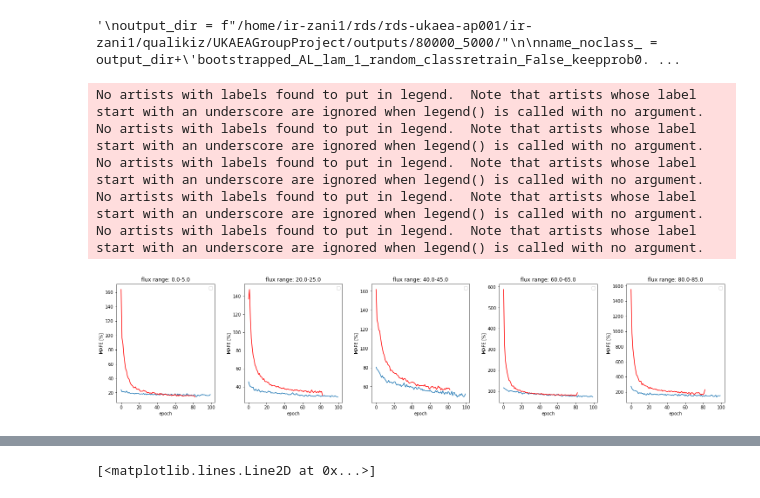
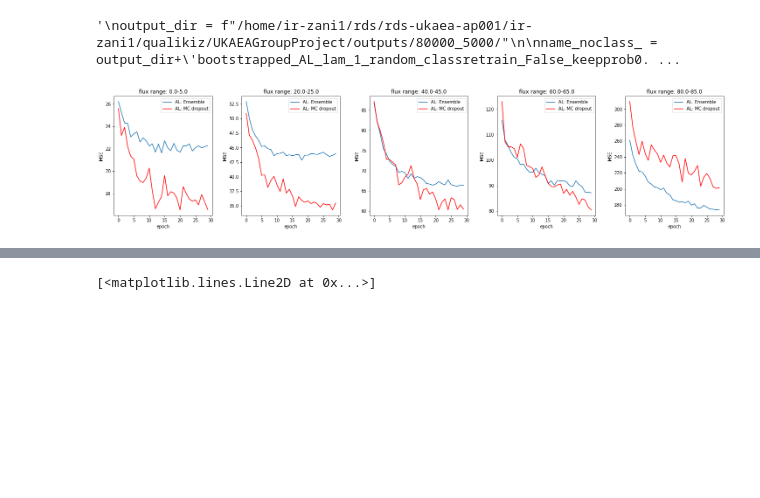
Before and after one commit to zcapjdb/UKAEAGroupProject, a Jupyter notebook: src/notebooks/pipeline_notebooks/outputs.ipynb, the cells around one changed output, grey strips where cells are left out. Drawn from its saved outputs; the diff is of its cells as text; code cells hidden in the pictures; blank space fills up the shorter version.

```diff
--- a/src/notebooks/pipeline_notebooks/outputs.ipynb
+++ b/src/notebooks/pipeline_notebooks/outputs.ipynb
@@ -8,8 +8,8 @@ name_full = output_dir+"bootstrapped_AL_lam_1_uncertainty_classretrain_False_kee
 with open(name_full,"rb") as f:
     dic_full = pkl.load(f)
 
-output_dir = f"/home/ir-zani1/rds/rds-ukaea-ap001/ir-zani1/qualikiz/UKAEAGroupProject/outputs/50000_50000/"
-name_full_small = output_dir+"bootstrapped_AL_lam_1_uncertainty_classretrain_True_keepprob500_8cf5eba32f32ef1ead3fc8c061843bd21baf1301.pkl"
+output_dir = f"/home/ir-zani1/rds/rds-ukaea-ap001/ir-zani1/qualikiz/UKAEAGroupProject/outputs/500000_500000/"
+name_full_small = output_dir+"bootstrapped_AL_lam_1_deep_classretrain_False_main.pkl"
 with open(name_full_small,"rb") as f:
     dic_full_small = pkl.load(f)
 # %%
@@ -18,10 +18,11 @@ output_dir = f"/home/ir-zani1/rds/rds-ukaea-ap001/ir-zani1/qualikiz/UKAEAGroupPr
 name = output_dir+'bootstrapped_AL_lam_1_uncertainty_classretrain_False_keepprob0.25.pkl'
 with open(name,"rb") as f:
     dic = pkl.load(f)
-#output_dir = f"/home/ir-zani1/rds/rds-ukaea-ap001/ir-zani1/qualikiz/Active_Continual_Learning/outputs/20000_5000/"
-output_dir = f"/home/ir-zani1/rds/rds-ukaea-ap001/ir-zani1/qualikiz/Active_Continual_Learning/outputs/55000_5000/"
 
-name_ = output_dir+'bootstrapped_AL_lam_1_uncertainty_classretrain_True_keepprob0.25_single_85400f38379a212eeb90db35632077ee59763ef3.pkl'
+output_dir = f"/home/ir-zani1/rds/rds-ukaea-ap001/ir-zani1/qualikiz/Active_Continual_Learning/outputs/20000_5000/"
+#output_dir = f"/home/ir-zani1/rds/rds-ukaea-ap001/ir-zani1/qualikiz/Active_Continual_Learning/outputs/55000_5000/"
+
+name_ = output_dir+'bootstrapped_AL_lam_1_uncertainty_classretrain_False_keepprob0.25_ensemble_85400f38379a212eeb90db35632077ee59763ef3.pkl'
 with open(name_,"rb") as f:
     dic_ = pkl.load(f)
 
@@ -115,37 +116,36 @@ def get_single_loss_nans(dic, st):
     return mean[~np.isnan(mean)]
 # %%
 f,ax = plt.subplots(1,5, figsize=(25,5))
-losses = get_binned_losses(name_)
-#losses1 = get_binned_losses(name_1)
-losses_full = [
-    get_single_loss_nans(dic_full_small,'loss_0_5'),
-    get_single_loss_nans(dic_full_small,'loss_20_25'),
-    get_single_loss_nans(dic_full_small,'loss_40_45'),
-    get_single_loss_nans(dic_full_small,'loss_60_65'),
-    get_single_loss_nans(dic_full_small,'loss_80_85')]
+losses_ensemble = get_binned_losses(name_)
+losses_single = get_binned_losses(name_1)
+
+
+#losses_full = [
+#    get_single_loss_nans(dic_full_small,'loss_0_5'),
+#    get_single_loss_nans(dic_full_small,'loss_20_25'),
+#    get_single_loss_nans(dic_full_small,'loss_40_45'),
+#    get_single_loss_nans(dic_full_small,'loss_60_65'),
+#    get_single_loss_nans(dic_full_small,'loss_80_85')]
 
 means = [2.5,22.5,42.5,62.5,82.5]
-for m,(a,(l,l1)) in zip(means,zip(ax,zip(losses,losses_full))):
+for m,(a,(l,l1,l2)) in zip(means,zip(ax,zip(losses_ensemble,losses_single, losses_full))):
     #l = l/m
     #L = np.round((l[0]-l[-1])/l[0]*100,2)
-    a.plot(range(len(l)),l)#,label=f'perc. improv. in MAPE:{L}%')
+    a.plot(range(len(l)),l, label='AL: Ensemble')#,label=f'perc. improv. in MAPE:{L}%')
 
-    a.plot(range(len(l1)),l1,color='red')
+    a.plot(range(len(l1)),l1,color='red', label='AL: MC dropout')
+   # a.plot(range(len(l2)),l2,color='black', label='full dataset')
     a.legend()
     a.set_xlabel('epoch')
-    a.set_ylabel('MAPE [%]')
+    a.set_ylabel('MSE')
 
     a.set_title(f'flux range: {m-2.5}-{m+2.5}')
+    a
 plt.subplots_adjust(wspace=0.3)
 
 #    plt.yscale('log')
 # %% [output]
-No artists with labels found to put in legend.  Note that artists whose label start with an underscore are ignored when legend() is called with no argument.
-No artists with labels found to put in legend.  Note that artists whose label start with an underscore are ignored when legend() is called with no argument.
-No artists with labels found to put in legend.  Note that artists whose label start with an underscore are ignored when legend() is called with no argument.
-No artists with labels found to put in legend.  Note that artists whose label start with an underscore are ignored when legend() is called with no argument.
-No artists with labels found to put in legend.  Note that artists whose label start with an underscore are ignored when legend() is called with no argument.
-[figure, old version]
+[figure, new version]
 # %%
 def get_losses(dic):
     train_losses = []
```
Also changed, not shown: parts of 1 cell of this notebook.
